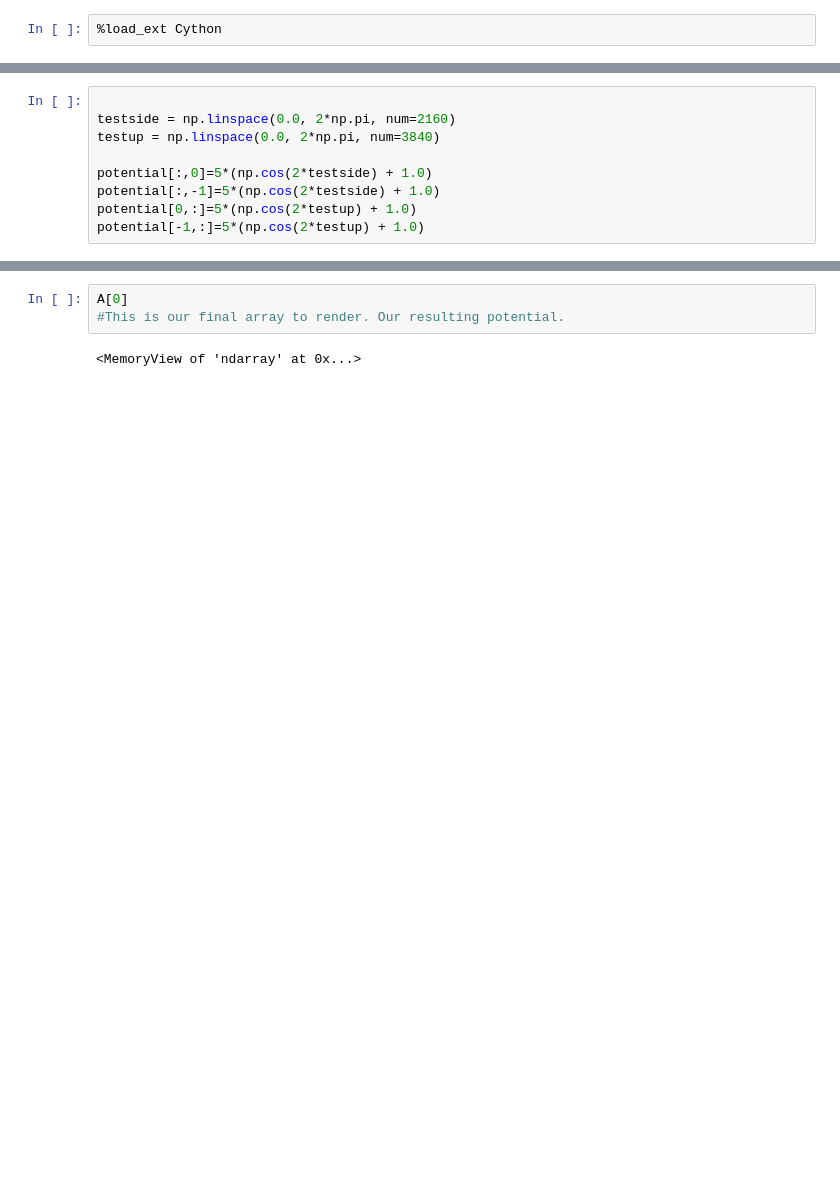
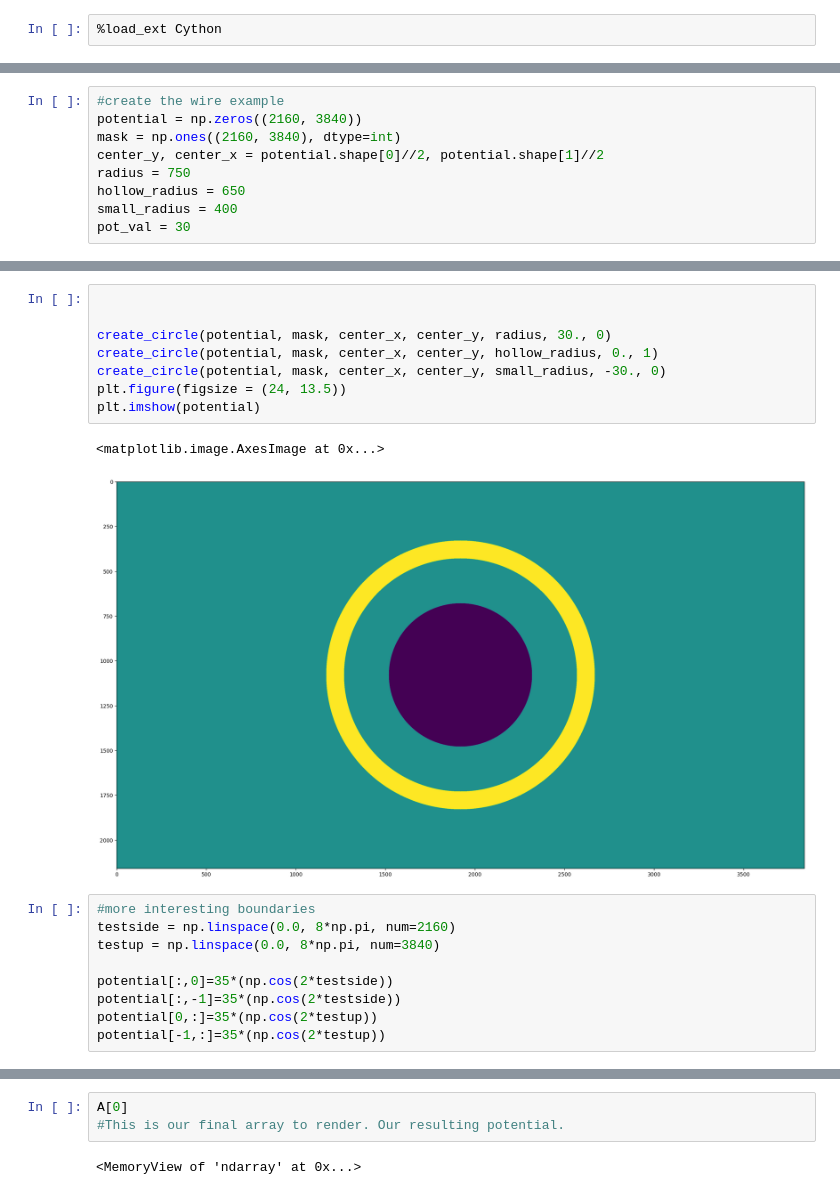
Before and after one commit to dcthecook/electrodynamics, a Jupyter notebook: CYTHON_Jacobi_Multiprocessed.ipynb, the cells around one changed output, grey strips where cells are left out. Saved outputs shown, nothing was run; the diff lists cells and outputs as text; blank space fills up the shorter version.

```diff
--- a/CYTHON_Jacobi_Multiprocessed.ipynb
+++ b/CYTHON_Jacobi_Multiprocessed.ipynb
@@ -118,0 +103,9 @@ for i in range(potential.shape[0]):
+# %%
+#create the wire example
+potential = np.zeros((2160, 3840))
+mask = np.ones((2160, 3840), dtype=int)
+center_y, center_x = potential.shape[0]//2, potential.shape[1]//2
+radius = 750
+hollow_radius = 650
+small_radius = 400
+pot_val = 30
@@ -119,12 +122,23 @@ for i in range(potential.shape[0]):
+# %%
+
+
+create_circle(potential, mask, center_x, center_y, radius, 30., 0)
+create_circle(potential, mask, center_x, center_y, hollow_radius, 0., 1)
+create_circle(potential, mask, center_x, center_y, small_radius, -30., 0)
+plt.figure(figsize = (24, 13.5))
+plt.imshow(potential)
+# %% [output]
+<matplotlib.image.AxesImage at 0x...>
+[figure, added]
 # %%
+#more interesting boundaries
+testside = np.linspace(0.0, 8*np.pi, num=2160)
+testup = np.linspace(0.0, 8*np.pi, num=3840)
 
-testside = np.linspace(0.0, 2*np.pi, num=2160)
-testup = np.linspace(0.0, 2*np.pi, num=3840)
-
-potential[:,0]=5*(np.cos(2*testside) + 1.0)
-potential[:,-1]=5*(np.cos(2*testside) + 1.0)
-potential[0,:]=5*(np.cos(2*testup) + 1.0)
-potential[-1,:]=5*(np.cos(2*testup) + 1.0)
+potential[:,0]=35*(np.cos(2*testside))
+potential[:,-1]=35*(np.cos(2*testside))
+potential[0,:]=35*(np.cos(2*testup))
+potential[-1,:]=35*(np.cos(2*testup))
 # %%
 #Great success in edition those boundaries
 potential[0,:]
```
Also changed, not shown: parts of 21 cells of this notebook.
